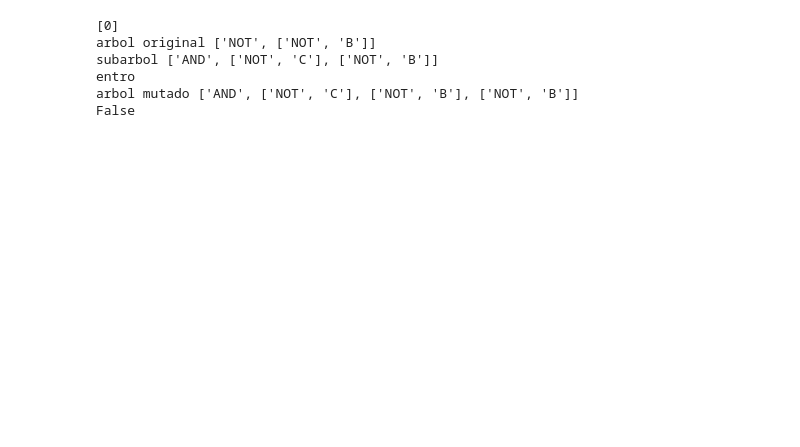
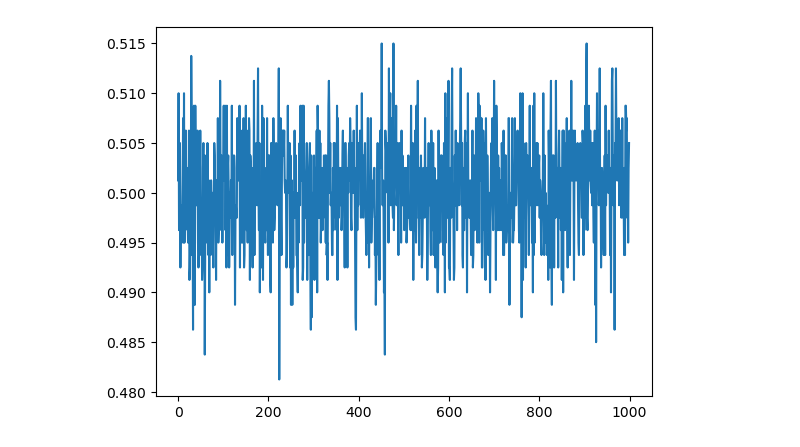
Before and after one commit to puigalex/m_programacionGenetica, a Jupyter notebook: pg.ipynb, the cells around one changed output. Cells and saved outputs as stored; diff of their text form; code cells hidden in the pictures; blank space fills up the shorter version.

```diff
--- a/pg.ipynb
+++ b/pg.ipynb
@@ -136,67 +196,9 @@ def insertar_subarbol(arbol, indices, subarbol):
-# %%
-def obtener_indices(nested_list, profundidad_maxima, probabilidad_mutacion=0.1):
-    '''
-    Funcion que regresa los indices del bloque que se modificará en un individuo
-    '''
-    indices = []
-    for i in range(profundidad_maxima):
-        if isinstance(nested_list, list):
-            indices.append(random.randint(0, len(nested_list) - 1))
-            nested_list = nested_list[indices[i]]
-        else:
-            break
-    return indices[:random.randint(1, len(indices))]
-
-def insertar_subarbol(arbol, indices, subarbol):
-    nuevo_arbol = arbol.copy()
-    for i in range(len(indices)):
-        if indices[i] == 0:
-            break
-
-    print("i", i)
-    if i == 0:
-        nuevo_arbol = subarbol
-    elif i == 1:
-        nuevo_arbol[indices[0]] = subarbol
-    elif i == 2:
-        nuevo_arbol[indices[0]][indices[1]] = subarbol
-    elif i == 3:
-        nuevo_arbol[indices[0]][indices[1]][indices[2]] = subarbol
-    elif i == 4:
-        nuevo_arbol[indices[0]][indices[1]][indices[2]][indices[3]] = subarbol
-    elif i == 5:
-        nuevo_arbol[indices[0]][indices[1]][indices[2]][indices[3]][indices[4]] = subarbol
-    elif i == 6:
-        nuevo_arbol[indices[0]][indices[1]][indices[2]][indices[3]][indices[4]][indices[5]] = subarbol
-    elif i == 7:
-        nuevo_arbol[indices[0]][indices[1]][indices[2]][indices[3]][indices[4]][indices[5]][indices[6]] = subarbol
-    elif i == 8:
-        nuevo_arbol[indices[0]][indices[1]][indices[2]][indices[3]][indices[4]][indices[5]][indices[6]][indices[7]] = subarbol
-    elif i == 9:
-        nuevo_arbol[indices[0]][indices[1]][indices[2]][indices[3]][indices[4]][indices[5]][indices[6]][indices[7]][indices[8]] = subarbol
-    elif i == 10:
-        nuevo_arbol[indices[0]][indices[1]][indices[2]][indices[3]][indices[4]][indices[5]][indices[6]][indices[7]][indices[8]][indices[9]] = subarbol
-    return nuevo_arbol
-
-entradas = {'A': True, 'B': False, 'C': True}
-nested_list = generar_individuo(3)
-indices = obtener_indices(nested_list, 3)
-print(indices)
-print("arbol original", nested_list)
-subarbol = generar_individuo(3)
-print("subarbol", subarbol)
-arbol_mutado = insertar_subarbol(nested_list, indices, subarbol)
-print("arbol mutado", arbol_mutado)
-
-a = evaluar_individuo(arbol_mutado, entradas)
-print(a)
-# %% [output]
-[0]
-arbol original ['NOT', ['NOT', 'B']]
-subarbol ['AND', ['NOT', 'C'], ['NOT', 'B']]
-entro
-arbol mutado ['AND', ['NOT', 'C'], ['NOT', 'B'], ['NOT', 'B']]
-False
+# %%
+from matplotlib import pyplot as plt
+plt.plot(fitness)
+plt.show()
+# %% [output]
+[figure, added]
 # %%
 a = generar_individuo(4)
 indices = obtener_indices(a, 15)
```
Also changed, not shown: parts of 9 cells of this notebook, 1 other file.
